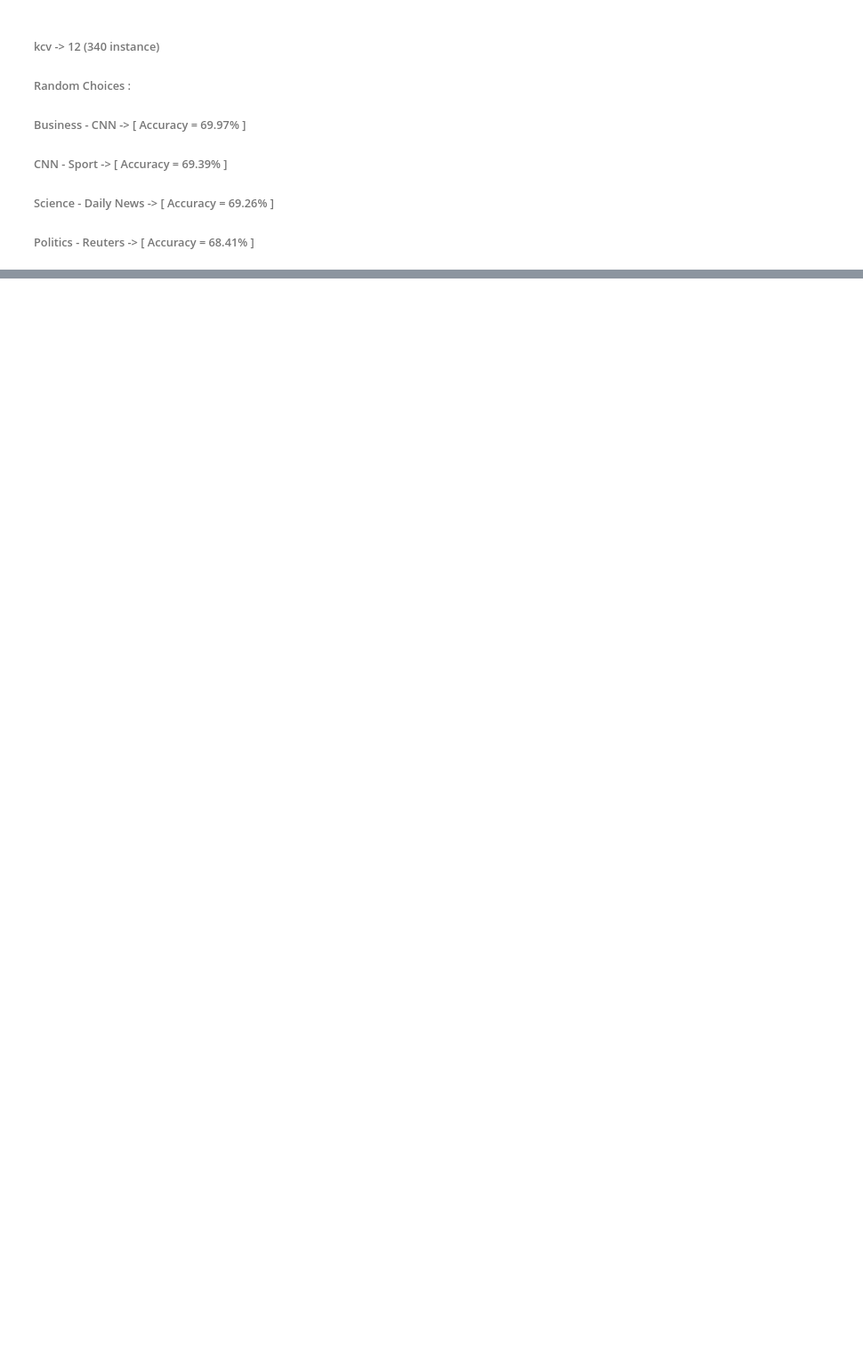
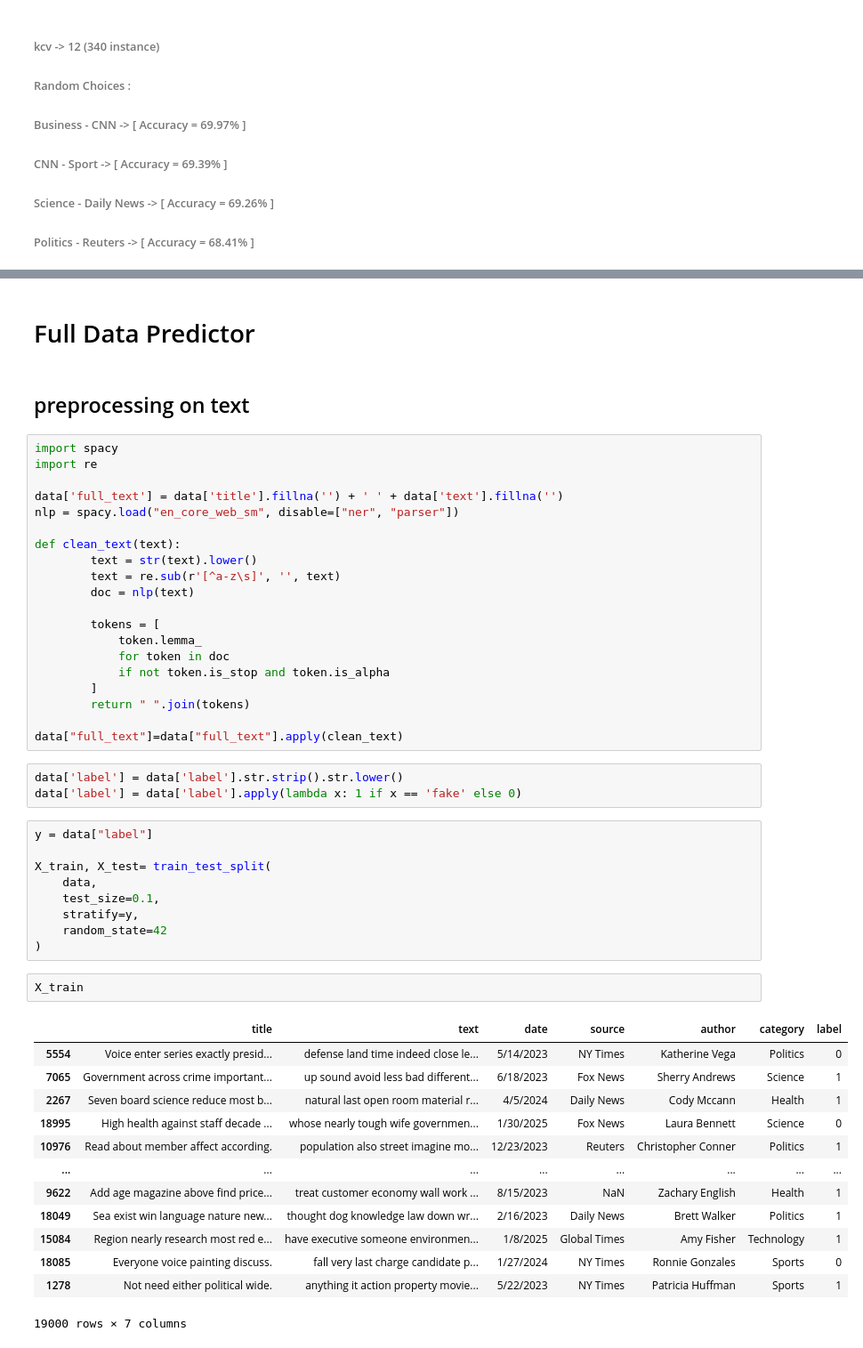
Before and after one commit to YasserELDALY/Fake_News_Classification-ML-, a Jupyter notebook: Note book_2/Preprocessing_2.ipynb, the cells around one changed output, grey strips where cells are left out. Shown at 89% size. Saved outputs shown, nothing was run; the diff lists cells and outputs as text; blank space fills up the shorter version.

```diff
--- a/Note book_2/Preprocessing_2.ipynb
+++ b/Note book_2/Preprocessing_2.ipynb
@@ -516,0 +671,52 @@ weighted avg       0.70      0.68      0.67       307
+# %% [markdown]
+# Full Data Predictor
+# %% [markdown]
+## preprocessing on text
+# %%
+import spacy
+import re
+
+data['full_text'] = data['title'].fillna('') + ' ' + data['text'].fillna('')
+nlp = spacy.load("en_core_web_sm", disable=["ner", "parser"])
+
+def clean_text(text):
+        text = str(text).lower()
+        text = re.sub(r'[^a-z\s]', '', text)
+        doc = nlp(text)
+
+        tokens = [
+            token.lemma_
+            for token in doc
+            if not token.is_stop and token.is_alpha
+        ]
+        return " ".join(tokens)
+
+data["full_text"]=data["full_text"].apply(clean_text)
+# %%
+data['label'] = data['label'].str.strip().str.lower()
+data['label'] = data['label'].apply(lambda x: 1 if x == 'fake' else 0)
+# %%
+y = data["label"]
+
+X_train, X_test= train_test_split(
+    data,
+    test_size=0.1,
+    stratify=y,
+    random_state=42
+)
+# %%
+X_train
+# %% [output]
+|  | title | text | date | source | author | category | label |
+| 5554 | Voice enter series exactly presid... | defense land time indeed close le... | 5/14/2023 | NY Times | Katherine Vega | Politics | 0 |
+| 7065 | Government across crime important... | up sound avoid less bad different... | 6/18/2023 | Fox News | Sherry Andrews | Science | 1 |
+| 2267 | Seven board science reduce most b... | natural last open room material r... | 4/5/2024 | Daily News | Cody Mccann | Health | 1 |
+| 18995 | High health against staff decade ... | whose nearly tough wife governmen... | 1/30/2025 | Fox News | Laura Bennett | Science | 0 |
+| 10976 | Read about member affect according. | population also street imagine mo... | 12/23/2023 | Reuters | Christopher Conner | Politics | 1 |
+| ... | ... | ... | ... | ... | ... | ... | ... |
+| 9622 | Add age magazine above find price... | treat customer economy wall work ... | 8/15/2023 | NaN | Zachary English | Health | 1 |
+| 18049 | Sea exist win language nature new... | thought dog knowledge law down wr... | 2/16/2023 | Daily News | Brett Walker | Politics | 1 |
+| 15084 | Region nearly research most red e... | have executive someone environmen... | 1/8/2025 | Global Times | Amy Fisher | Technology | 1 |
+| 18085 | Everyone voice painting discuss. | fall very last charge candidate p... | 1/27/2024 | NY Times | Ronnie Gonzales | Sports | 0 |
+| 1278 | Not need either political wide. | anything it action property movie... | 5/22/2023 | NY Times | Patricia Huffman | Sports | 1 |
+19000 rows × 7 columns
```
Also changed, not shown: parts of 25 cells of this notebook.
